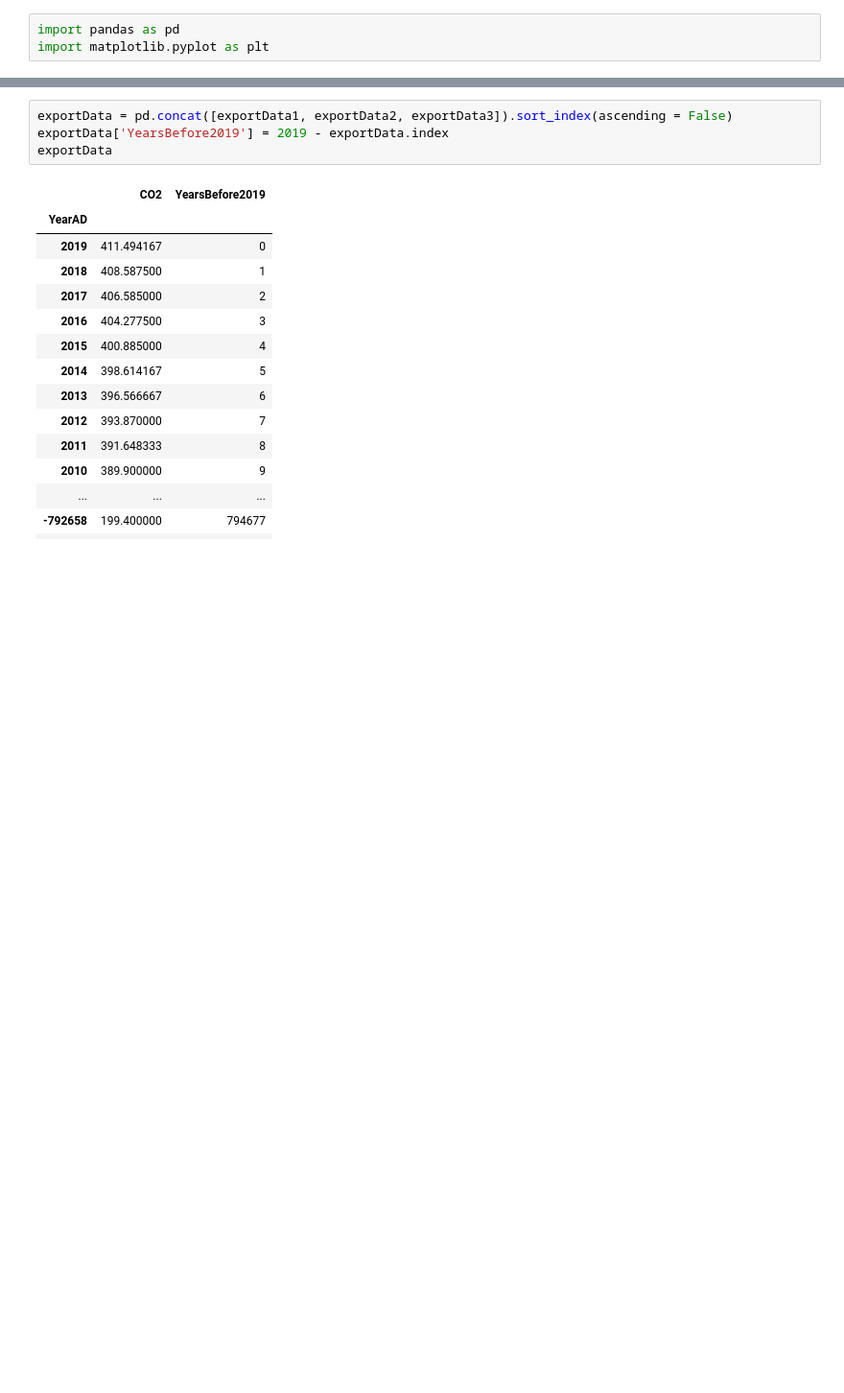
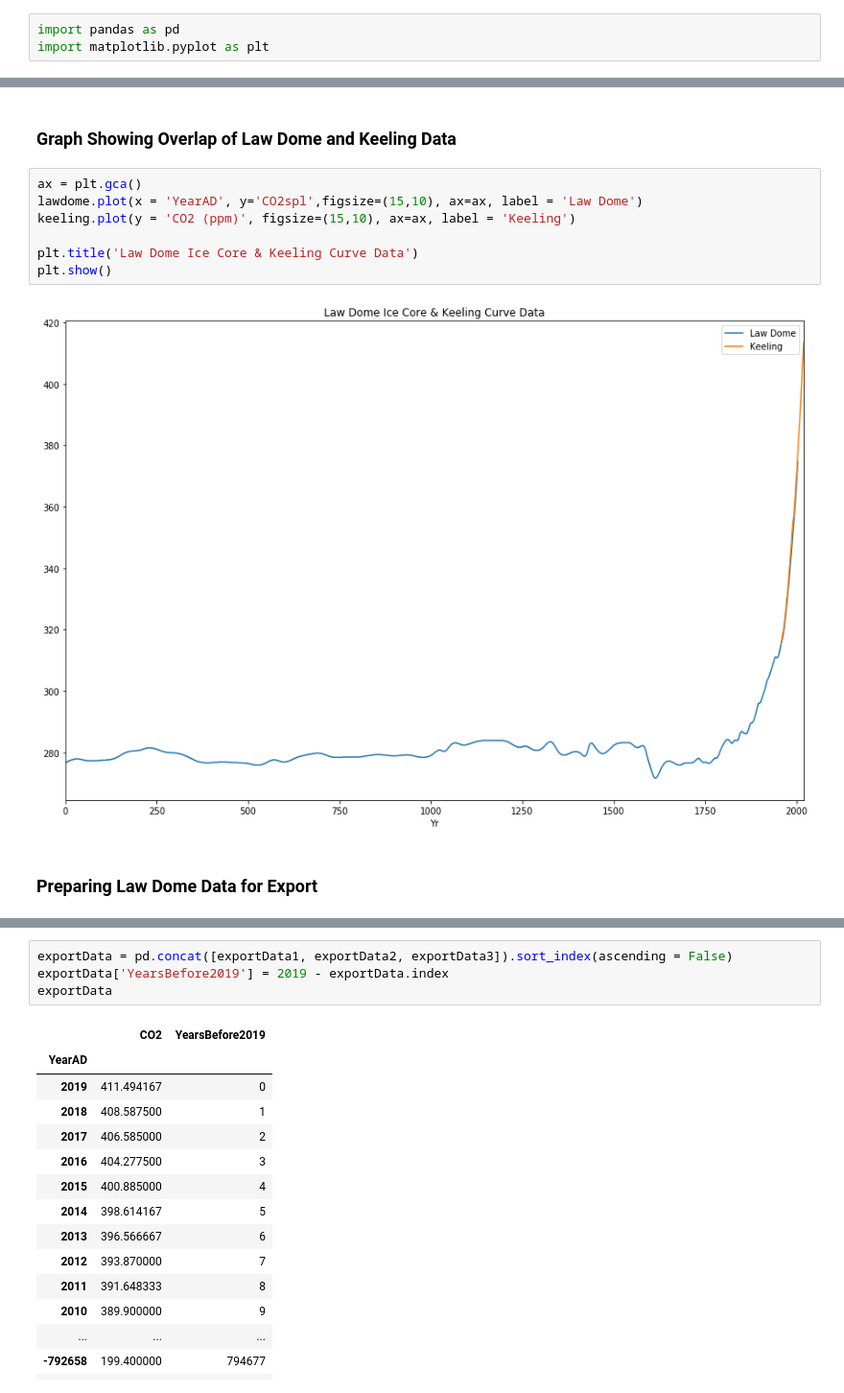
Before and after one commit to aatishb/CO2Data, a Jupyter notebook: Parse CO2 Data.ipynb, the cells around one changed output, grey strips where cells are left out. Shown at 96% size. Drawn from its saved outputs; the diff is of its cells as text; blank space fills up the shorter version.

```diff
--- a/Parse CO2 Data.ipynb
+++ b/Parse CO2 Data.ipynb
@@ -75 +83,14 @@ plt.show()
+# %% [markdown]
+### Graph Showing Overlap of Law Dome and Keeling Data
+# %%
+ax = plt.gca()
+lawdome.plot(x = 'YearAD', y='CO2spl',figsize=(15,10), ax=ax, label = 'Law Dome')
+keeling.plot(y = 'CO2 (ppm)', figsize=(15,10), ax=ax, label = 'Keeling')
+
+plt.title('Law Dome Ice Core & Keeling Curve Data')
+plt.show()
+# %% [output]
+[figure, added]
+# %% [markdown]
+### Preparing Law Dome Data for Export
 # %%
```
Also changed, not shown: parts of 20 cells of this notebook, 8 other files.
